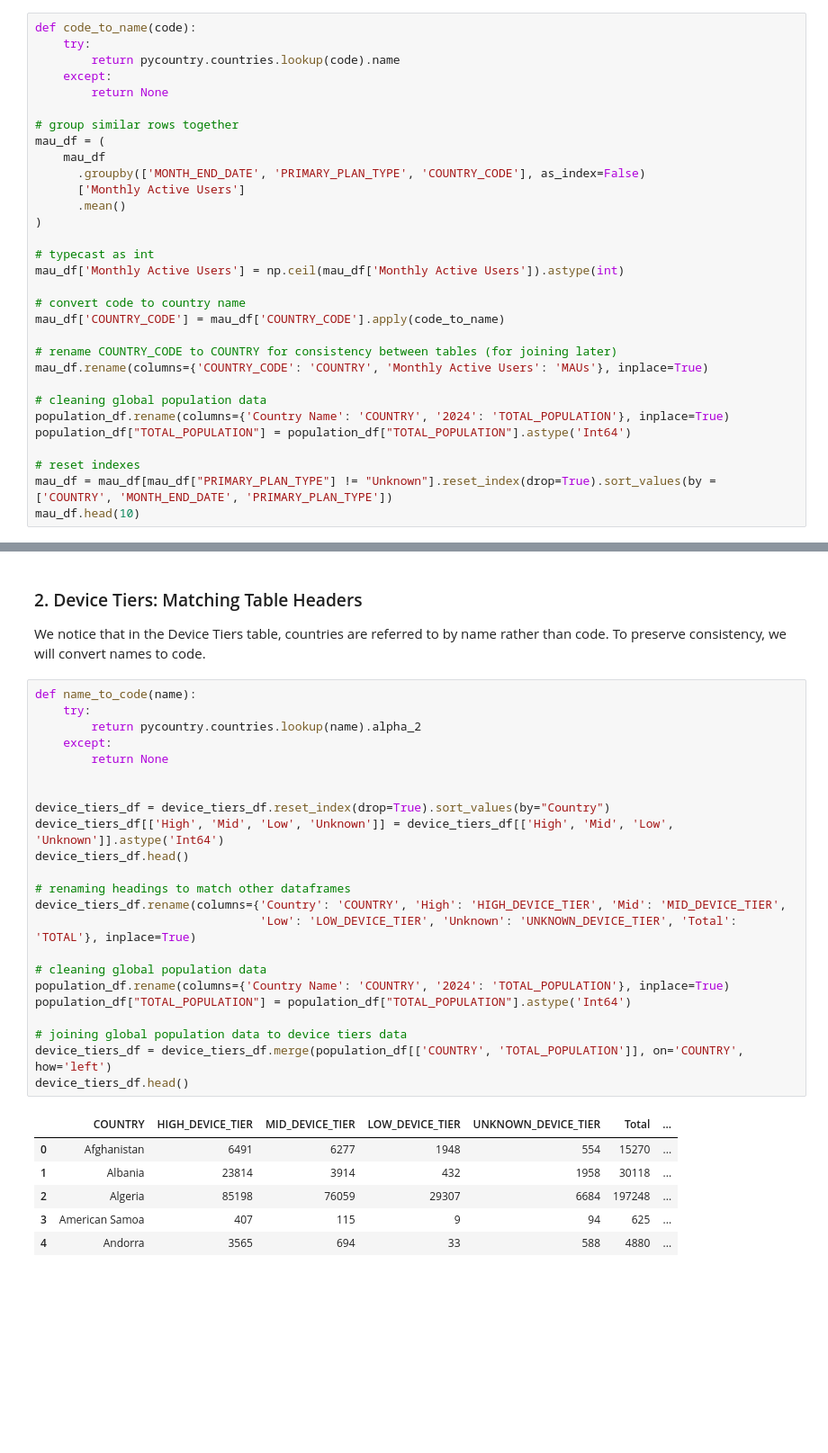
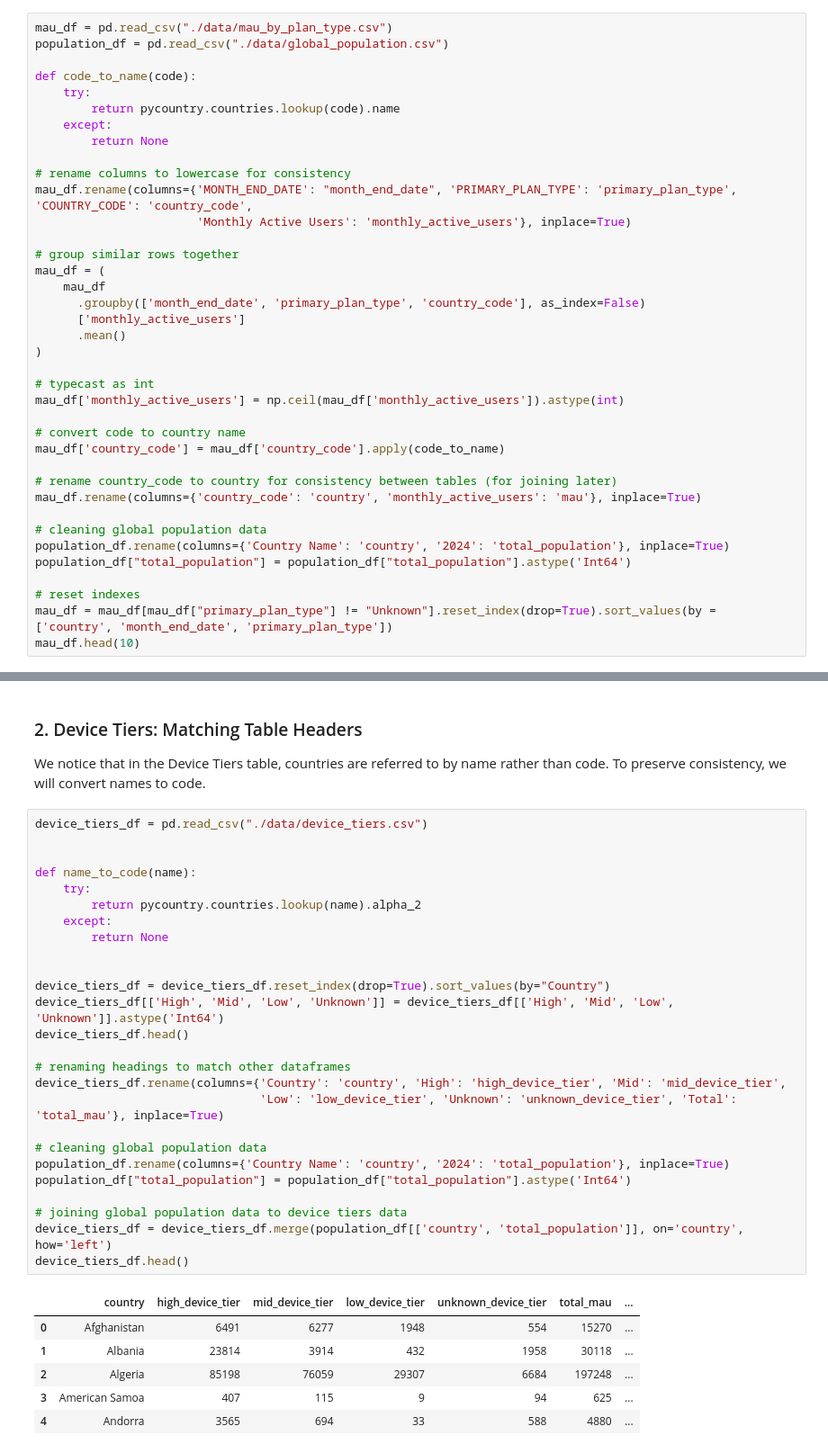
Before and after one commit to edwardroy72/scif3000-25t3-team-L, a Jupyter notebook: data_analysis.ipynb, the cells around one changed output, grey strips where cells are left out. Shown: that part at 90% size. Saved outputs shown, nothing was run; the diff lists cells and outputs as text; blank space fills up the shorter version.

```diff
--- a/data_analysis.ipynb
+++ b/data_analysis.ipynb
@@ -26,34 +26,41 @@ population_df.head()
 ### 1. MAUs: Duplicate Average, Removing Unkowns
 We have noticed several duplicate rows in the MAU dataset with differing MAU numbers. Since we cannot assume which entry is correct, and it also doesnt seem to be the result of seperate observations that require aggregation, we will simply average entries with duplicate Month + Plan Type + Country Code.
 # %%
+mau_df = pd.read_csv("./data/mau_by_plan_type.csv")
+population_df = pd.read_csv("./data/global_population.csv")
+
 def code_to_name(code):
     try:
         return pycountry.countries.lookup(code).name
     except:
         return None
 
+# rename columns to lowercase for consistency
+mau_df.rename(columns={'MONTH_END_DATE': "month_end_date", 'PRIMARY_PLAN_TYPE': 'primary_plan_type', 'COUNTRY_CODE': 'country_code',
+                       'Monthly Active Users': 'monthly_active_users'}, inplace=True)
+
 # group similar rows together
 mau_df = (
     mau_df
-      .groupby(['MONTH_END_DATE', 'PRIMARY_PLAN_TYPE', 'COUNTRY_CODE'], as_index=False)
-      ['Monthly Active Users']
+      .groupby(['month_end_date', 'primary_plan_type', 'country_code'], as_index=False)
+      ['monthly_active_users']
       .mean()
 )
 
 # typecast as int
-mau_df['Monthly Active Users'] = np.ceil(mau_df['Monthly Active Users']).astype(int)
+mau_df['monthly_active_users'] = np.ceil(mau_df['monthly_active_users']).astype(int)
 
 # convert code to country name
-mau_df['COUNTRY_CODE'] = mau_df['COUNTRY_CODE'].apply(code_to_name)
+mau_df['country_code'] = mau_df['country_code'].apply(code_to_name)
 
-# rename COUNTRY_CODE to COUNTRY for consistency between tables (for joining later)
-mau_df.rename(columns={'COUNTRY_CODE': 'COUNTRY', 'Monthly Active Users': 'MAUs'}, inplace=True)
+# rename country_code to country for consistency between tables (for joining later)
+mau_df.rename(columns={'country_code': 'country', 'monthly_active_users': 'mau'}, inplace=True)
 
 # cleaning global population data
-population_df.rename(columns={'Country Name': 'COUNTRY', '2024': 'TOTAL_POPULATION'}, inplace=True)
-population_df["TOTAL_POPULATION"] = population_df["TOTAL_POPULATION"].astype('Int64')
+population_df.rename(columns={'Country Name': 'country', '2024': 'total_population'}, inplace=True)
+population_df["total_population"] = population_df["total_population"].astype('Int64')
 
 # reset indexes
-mau_df = mau_df[mau_df["PRIMARY_PLAN_TYPE"] != "Unknown"].reset_index(drop=True).sort_values(by = ['COUNTRY', 'MONTH_END_DATE', 'PRIMARY_PLAN_TYPE'])
+mau_df = mau_df[mau_df["primary_plan_type"] != "Unknown"].reset_index(drop=True).sort_values(by = ['country', 'month_end_date', 'primary_plan_type'])
 mau_df.head(10)
 # %% [output]
@@ -72,30 +79,33 @@ mau_df.head(10)
 ### 2. Device Tiers: Matching Table Headers
 We notice that in the Device Tiers table, countries are referred to by name rather than code. To preserve consistency, we will convert names to code.
 # %%
+device_tiers_df = pd.read_csv("./data/device_tiers.csv")
+
+
 def name_to_code(name):
     try:
         return pycountry.countries.lookup(name).alpha_2
     except:
         return None
 
 
 device_tiers_df = device_tiers_df.reset_index(drop=True).sort_values(by="Country")
 device_tiers_df[['High', 'Mid', 'Low', 'Unknown']] = device_tiers_df[['High', 'Mid', 'Low', 'Unknown']].astype('Int64')
 device_tiers_df.head()
 
 # renaming headings to match other dataframes
-device_tiers_df.rename(columns={'Country': 'COUNTRY', 'High': 'HIGH_DEVICE_TIER', 'Mid': 'MID_DEVICE_TIER',
-                                'Low': 'LOW_DEVICE_TIER', 'Unknown': 'UNKNOWN_DEVICE_TIER', 'Total': 'TOTAL'}, inplace=True)
+device_tiers_df.rename(columns={'Country': 'country', 'High': 'high_device_tier', 'Mid': 'mid_device_tier',
+                                'Low': 'low_device_tier', 'Unknown': 'unknown_device_tier', 'Total': 'total_mau'}, inplace=True)
 
 # cleaning global population data
-population_df.rename(columns={'Country Name': 'COUNTRY', '2024': 'TOTAL_POPULATION'}, inplace=True)
-population_df["TOTAL_POPULATION"] = population_df["TOTAL_POPULATION"].astype('Int64')
+population_df.rename(columns={'Country Name': 'country', '2024': 'total_population'}, inplace=True)
+population_df["total_population"] = population_df["total_population"].astype('Int64')
 
 # joining global population data to device tiers data
-device_tiers_df = device_tiers_df.merge(population_df[['COUNTRY', 'TOTAL_POPULATION']], on='COUNTRY', how='left')
+device_tiers_df = device_tiers_df.merge(population_df[['country', 'total_population']], on='country', how='left')
 device_tiers_df.head()
 # %% [output]
-|  | COUNTRY | HIGH_DEVICE_TIER | MID_DEVICE_TIER | LOW_DEVICE_TIER | UNKNOWN_DEVICE_TIER | Total | ... |
+|  | country | high_device_tier | mid_device_tier | low_device_tier | unknown_device_tier | total_mau | ... |
 | 0 | Afghanistan | 6491 | 6277 | 1948 | 554 | 15270 | ... |
 | 1 | Albania | 23814 | 3914 | 432 | 1958 | 30118 | ... |
 | 2 | Algeria | 85198 | 76059 | 29307 | 6684 | 197248 | ... |
```
Also changed, not shown: parts of 4 cells of this notebook, 5 other files.
